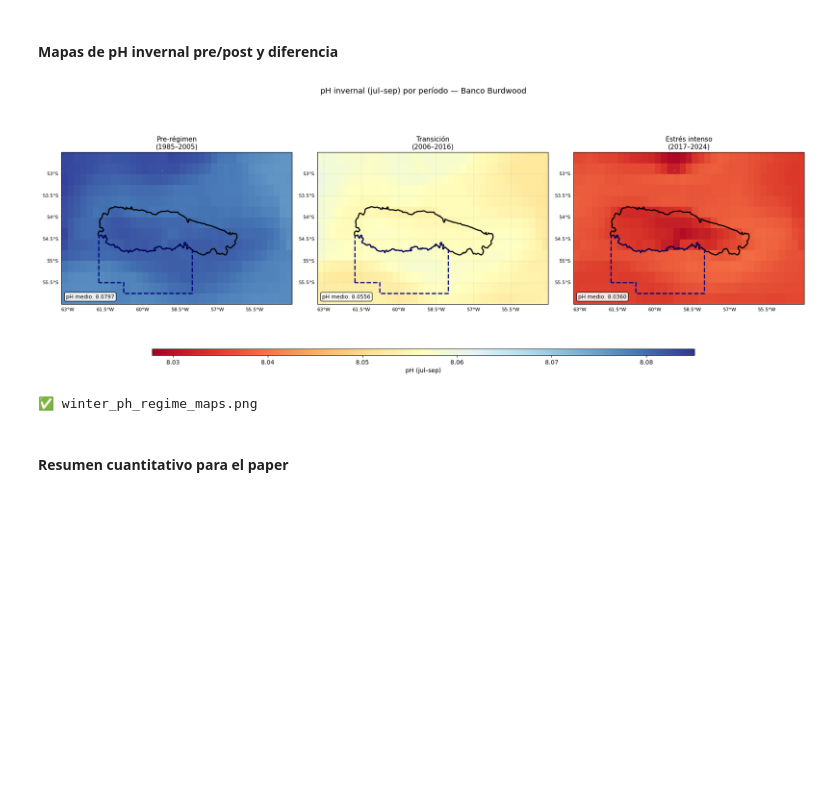
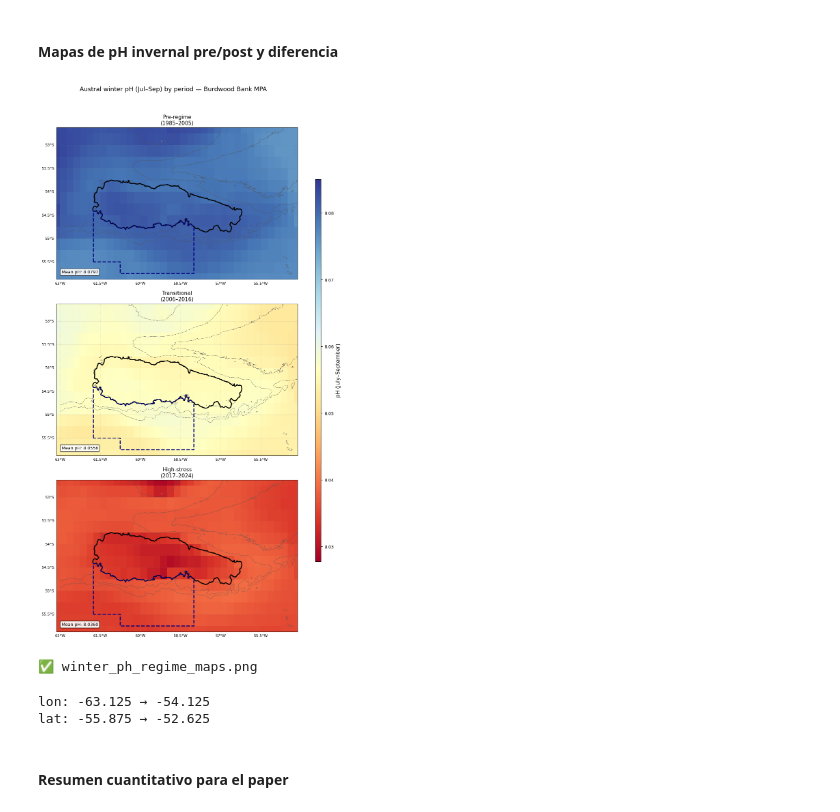
Before and after one commit to gimoran/BB_stress_paper, a Jupyter notebook: notebooks/05b_spatial_maps.ipynb, the cells around one changed output. Saved outputs shown, nothing was run; the diff lists cells and outputs as text; code cells hidden in the pictures; blank space fills up the shorter version.

```diff
--- a/notebooks/05b_spatial_maps.ipynb
+++ b/notebooks/05b_spatial_maps.ipynb
@@ -265,9 +265,9 @@ def winter_mean(da, year_start, year_end, months=WINTER_MONTHS):
 
 
 PERIODOS_MAPAS = [
-    (1985, 2005, "Pre-régimen\n(1985–2005)"),
-    (2006, 2016, "Transición\n(2006–2016)"),
-    (2017, 2024, "Estrés intenso\n(2017–2024)"),
+    (1985, 2005, "Pre-regime\n(1985–2005)"),
+    (2006, 2016, "Transitional\n(2006–2016)"),
+    (2017, 2024, "High-stress\n(2017–2024)"),
 ]
 
 ph_maps = [(winter_mean(ph, y1, y2), title)
@@ -277,53 +277,72 @@ vmin_abs = min(float(m.min()) for m, _ in ph_maps) - 0.001
 vmax_abs = max(float(m.max()) for m, _ in ph_maps) + 0.001
 
 
-fig, axes = plt.subplots(1, 3, figsize=(18, 6),
+fig, axes = plt.subplots(3, 1, figsize=(8, 16),
                           subplot_kw={"projection": proj})
+
+plt.rcParams.update({
+    "font.size"       : 11,
+    "axes.titlesize"  : 12,
+    "axes.labelsize"  : 11,
+    "xtick.labelsize" : 9,
+    "ytick.labelsize" : 9,
+})
 
 # --- Paneles 1 y 2: misma escala ---
 for ax, (data, title) in zip(axes, ph_maps):
-    (axes[0], ph_winter_pre,  "pH invernal\nPre-régimen (1985–2005)"),
-    (axes[1], ph_winter_post, "pH invernal\nTransición\n(2006–2016)"),
-    (axes[2], ph_winter_post, "pH invernal\nEstrés intenso\n(2017–2024)"),
 
     im_abs = data.plot(
         ax=ax, transform=proj,
         cmap="RdYlBu", vmin=vmin_abs, vmax=vmax_abs,
         add_colorbar=False, add_labels=False,
     )
+    bath = xr.open_dataset(os.path.join(SHAPES_DIR, "gebco_2025_n-52.0_s-56.0_w-63.0_e-54.0.nc"))["elevation"]
+    bath.plot.contour(
+    ax=ax, transform=proj,
+    levels=[-200, -1000, -2000],
+    colors=["#555555"], linewidths=[0.6],
+    add_labels=False
+    )
+
     bbi_shape.boundary.plot(ax=ax, transform=proj, color="black", linewidth=2)
     bbii_shape.boundary.plot(ax=ax, transform=proj, color="navy", linewidth=2, linestyle="--")
     ax.coastlines(resolution="10m", color="black", linewidth=0.8)
     ax.add_feature(cfeature.LAND, facecolor="lightgray", zorder=2)
     gl = ax.gridlines(draw_labels=True, linewidth=0.5, color="gray", alpha=0.4, linestyle=":")
     gl.top_labels = False; gl.right_labels = False
     gl.xlabel_style = {"size": 8}; gl.ylabel_style = {"size": 8}
-    ax.text(0.02, 0.04, f"pH medio: {float(data.mean()):.4f}",
+    ax.text(0.02, 0.04, f"Mean pH: {float(data.mean()):.4f}",
             transform=ax.transAxes, fontsize=9,
             bbox=dict(boxstyle="round,pad=0.3", fc="white", alpha=0.9), zorder=5)
     ax.set_title(title, fontsize=11, pad=6)
-
+    ax.set_extent([-63.125, -54.125, -55.875, -52.625], crs=proj)
 # Colorbar compartida para paneles 1 y 2
-cbar_ax1 = fig.add_axes([0.15, -0.02, 0.7, 0.025])
+cbar_ax1 = fig.add_axes([1.02, 0.15, 0.02, 0.7])
 sm1 = plt.cm.ScalarMappable(cmap="RdYlBu",
                               norm=mcolors.Normalize(vmin=vmin_abs, vmax=vmax_abs))
 sm1.set_array([])
-fig.colorbar(sm1, cax=cbar_ax1, orientation="horizontal", label="pH (jul–sep)")
+fig.colorbar(sm1, cax=cbar_ax1, orientation="vertical", label="pH (July–September)")
 
 
 plt.suptitle(
-    "pH invernal (jul–sep) por período — Banco Burdwood",
+    "Austral winter pH (Jul–Sep) by period — Burdwood Bank MPA",
     fontsize=13, y=1.02
 )
 
 plt.tight_layout()
 plt.savefig(os.path.join(FIGURES_DIR, "winter_ph_regime_maps.png"),
             dpi=300, bbox_inches="tight")
 plt.show()
 print("✅ winter_ph_regime_maps.png")
 # %% [output]
-[figure, old version]
+[figure, new version]
 ✅ winter_ph_regime_maps.png
+# %%
+print(f"lon: {float(ph.longitude.min()):.3f} → {float(ph.longitude.max()):.3f}")
+print(f"lat: {float(ph.latitude.min()):.3f} → {float(ph.latitude.max()):.3f}")
+# %% [output]
+lon: -63.125 → -54.125
+lat: -55.875 → -52.625
 # %% [markdown]
 #### Resumen cuantitativo para el paper
 # %%
```
Also changed, not shown: parts of 8 cells of this notebook, 3 other files.
